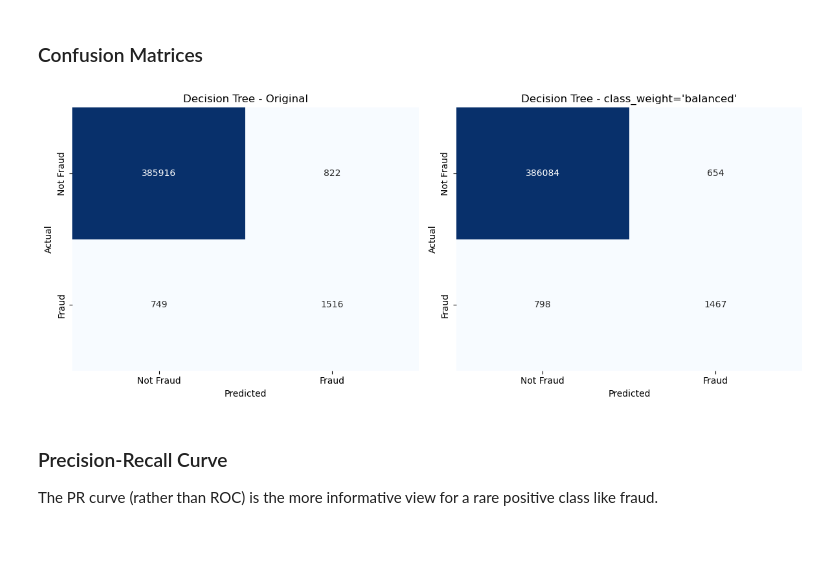
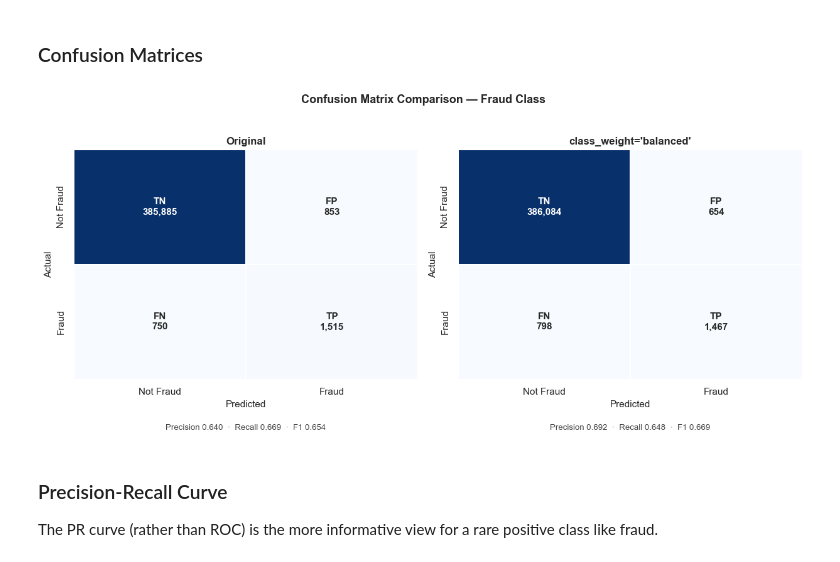
Before and after one commit to Dt-Ansari07/credit-card-fraud-detection, a Jupyter notebook: notebooks/credit_card_fraud_detection.ipynb, the cells around one changed output. Drawn from its saved outputs; the diff is of its cells as text; code cells hidden in the pictures.

Commit message:
Polish data-viz layer: redesigned charts, added model comparison, fixed baseline seed for reproducibility

```diff
--- a/notebooks/credit_card_fraud_detection.ipynb
+++ b/notebooks/credit_card_fraud_detection.ipynb
@@ -467,28 +468,3 @@ print(classification_report(y_test, y_pred_balanced))
 weighted avg       1.00      1.00      1.00    389003
 # %% [markdown]
 ## 9. Model Evaluation & Comparison
-# %%
-from sklearn.metrics import (
-    precision_score, recall_score, f1_score, roc_auc_score,
-    average_precision_score, precision_recall_curve, roc_curve
-)
-
-y_proba_original = dtc.predict_proba(X_test)[:, 1]
-y_proba_balanced = dtc_balanced.predict_proba(X_test)[:, 1]
-
-def fraud_metrics(name, y_true, y_pred, y_proba):
-    return {
-        "Model": name,
-        "Accuracy": accuracy_score(y_true, y_pred),
-        "Precision (fraud)": precision_score(y_true, y_pred, pos_label=1),
-        "Recall (fraud)": recall_score(y_true, y_pred, pos_label=1),
-        "F1 (fraud)": f1_score(y_true, y_pred, pos_label=1),
-        "ROC-AUC": roc_auc_score(y_true, y_proba),
-        "PR-AUC": average_precision_score(y_true, y_proba),
-    }
-
-comparison_df = pd.DataFrame([
-    fraud_metrics("Decision Tree - Original", y_test, y_pred, y_proba_original),
-    fraud_metrics("Decision Tree - class_weight='balanced'", y_test, y_pred_balanced, y_proba_balanced),
-])
-comparison_df
@@ -511,25 +502,24 @@ A model that predicts 'not fraud' for every single transaction would score 99.42
 This is why precision, recall, F1 and ROC-AUC/PR-AUC on the fraud class are reported instead of accuracy.
 # %% [markdown]
 ### Confusion Matrices
-# %%
-import os
-os.makedirs("../images", exist_ok=True)
-
-fig, axes = plt.subplots(1, 2, figsize=(12, 5))
-
-for ax, (name, preds) in zip(axes, [("Original", y_pred), ("class_weight='balanced'", y_pred_balanced)]):
-    cm = confusion_matrix(y_test, preds)
-    sns.heatmap(cm, annot=True, fmt="d", cmap="Blues", cbar=False,
-                xticklabels=["Not Fraud", "Fraud"], yticklabels=["Not Fraud", "Fraud"], ax=ax)
-    ax.set_title(f"Decision Tree - {name}")
-    ax.set_xlabel("Predicted")
-    ax.set_ylabel("Actual")
-
-plt.tight_layout()
-plt.savefig("../images/confusion_matrices.png", dpi=150)
-plt.show()
-# %% [output]
-[figure, removed]
+# %%
+import os
+os.makedirs("../images", exist_ok=True)
+
+metrics_by_model = comparison_df.set_index("Model").to_dict(orient="index")
+preds_by_model = {
+    "Original": y_pred,
+    "class_weight='balanced'": y_pred_balanced,
+}
+metrics_by_name = {
+    "Original": metrics_by_model["Decision Tree - Original"],
+    "class_weight='balanced'": metrics_by_model["Decision Tree - class_weight='balanced'"],
+}
+
+plot_confusion_matrices(y_test, preds_by_model, metrics_by_name, "../images/confusion_matrices.png")
+plt.show()
+# %% [output]
+[figure, added]
 # %% [markdown]
 ### Precision-Recall Curve
 The PR curve (rather than ROC) is the more informative view for a rare positive class like fraud.
```
Also changed, not shown: parts of 12 cells of this notebook, 6 other files.
